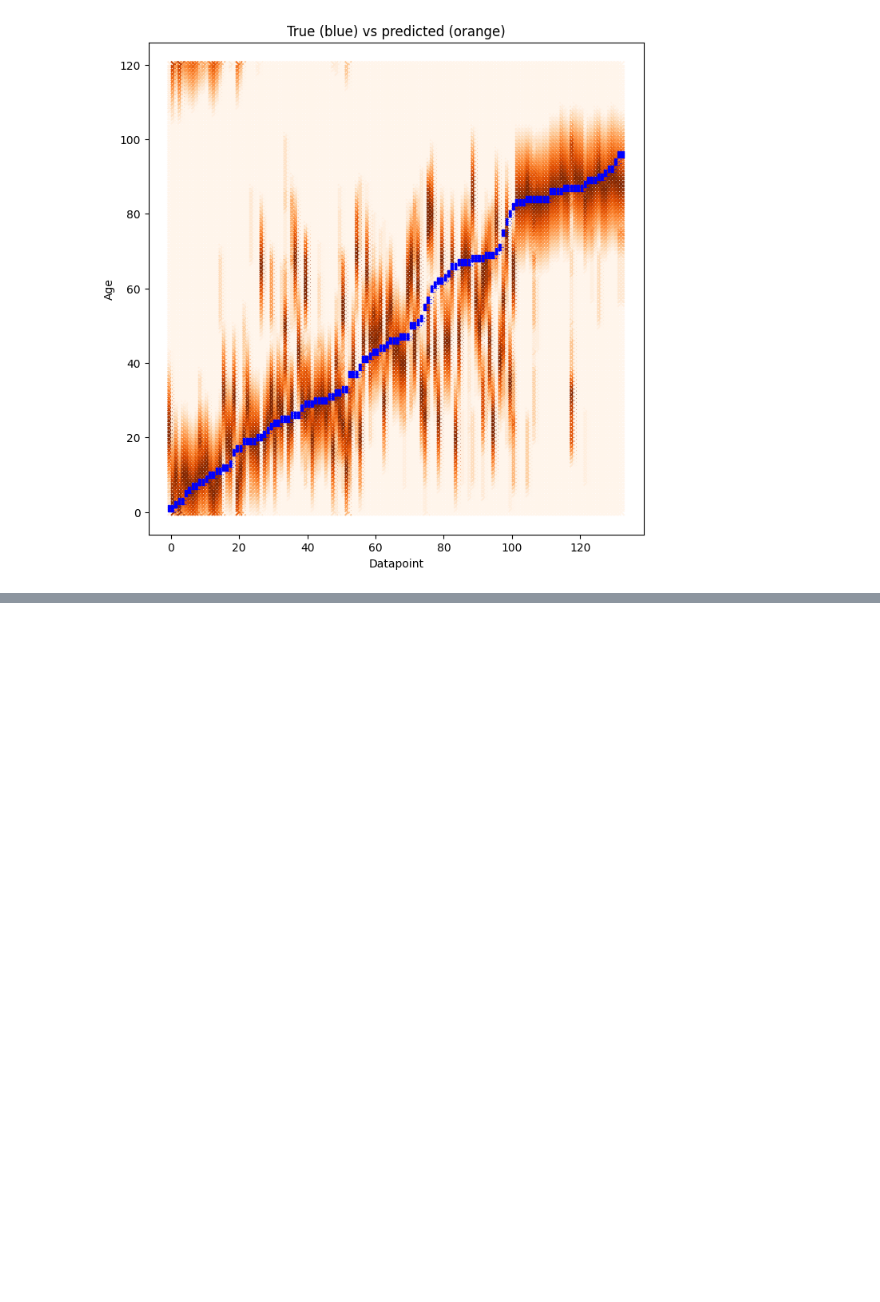
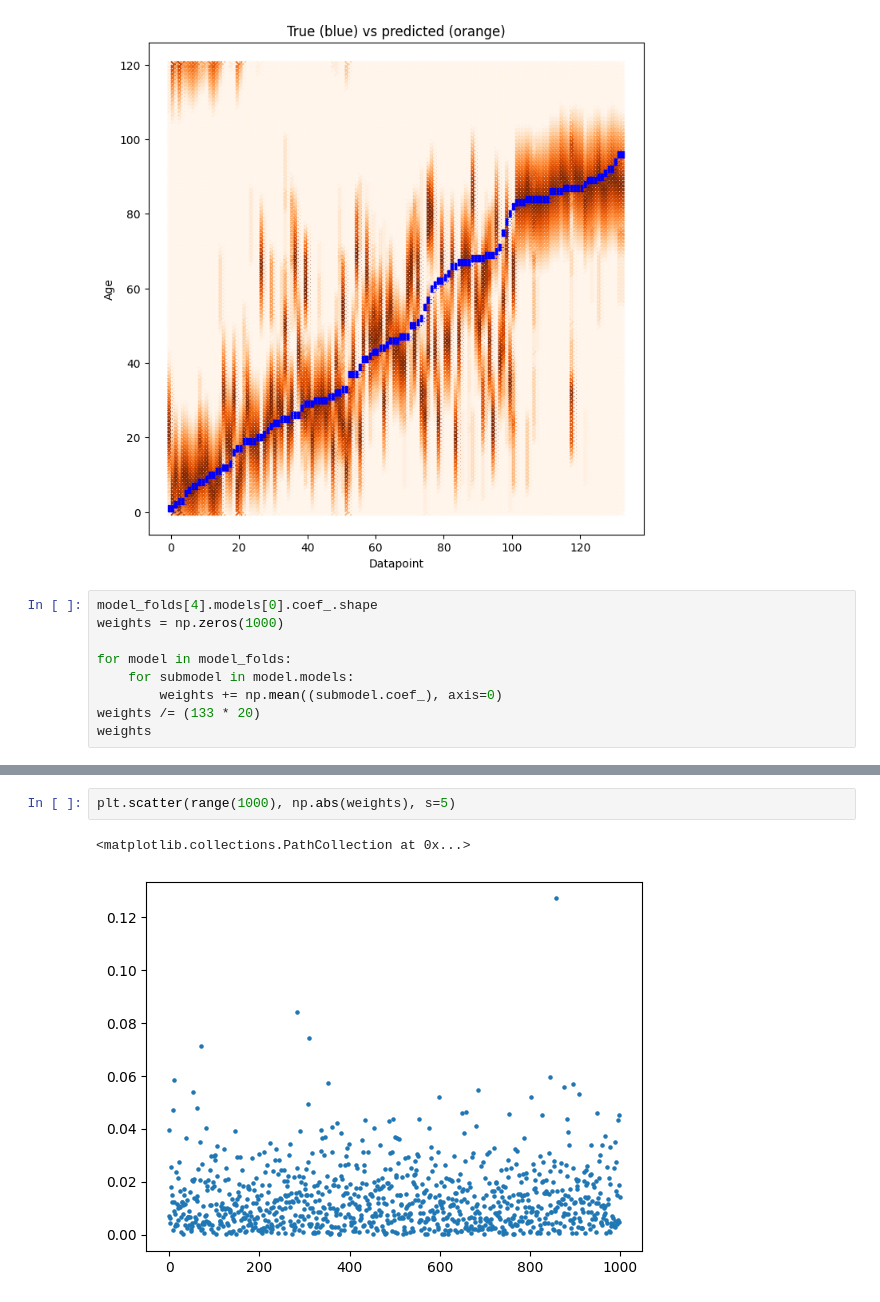
Before and after one commit to Bala-A87/CS6024-Age-prediction, a Jupyter notebook: code/results_analysis.ipynb, the cells around one changed output, grey strips where cells are left out. Saved outputs shown, nothing was run; the diff lists cells and outputs as text; blank space fills up the shorter version.

```diff
--- a/code/results_analysis.ipynb
+++ b/code/results_analysis.ipynb
@@ -99,3 +101,12 @@ plt.ylabel('Age')
 # %% [output]
 Text(0, 0.5, 'Age')
 [figure]
+# %%
+model_folds[4].models[0].coef_.shape
+weights = np.zeros(1000)
+
+for model in model_folds:
+    for submodel in model.models:
+        weights += np.mean((submodel.coef_), axis=0)
+weights /= (133 * 20)
+weights
@@ -101,0 +131,5 @@ Text(0, 0.5, 'Age')
+# %%
+plt.scatter(range(1000), np.abs(weights), s=5)
+# %% [output]
+<matplotlib.collections.PathCollection at 0x...>
+[figure, added]
```
Also changed, not shown: parts of 6 cells of this notebook.
